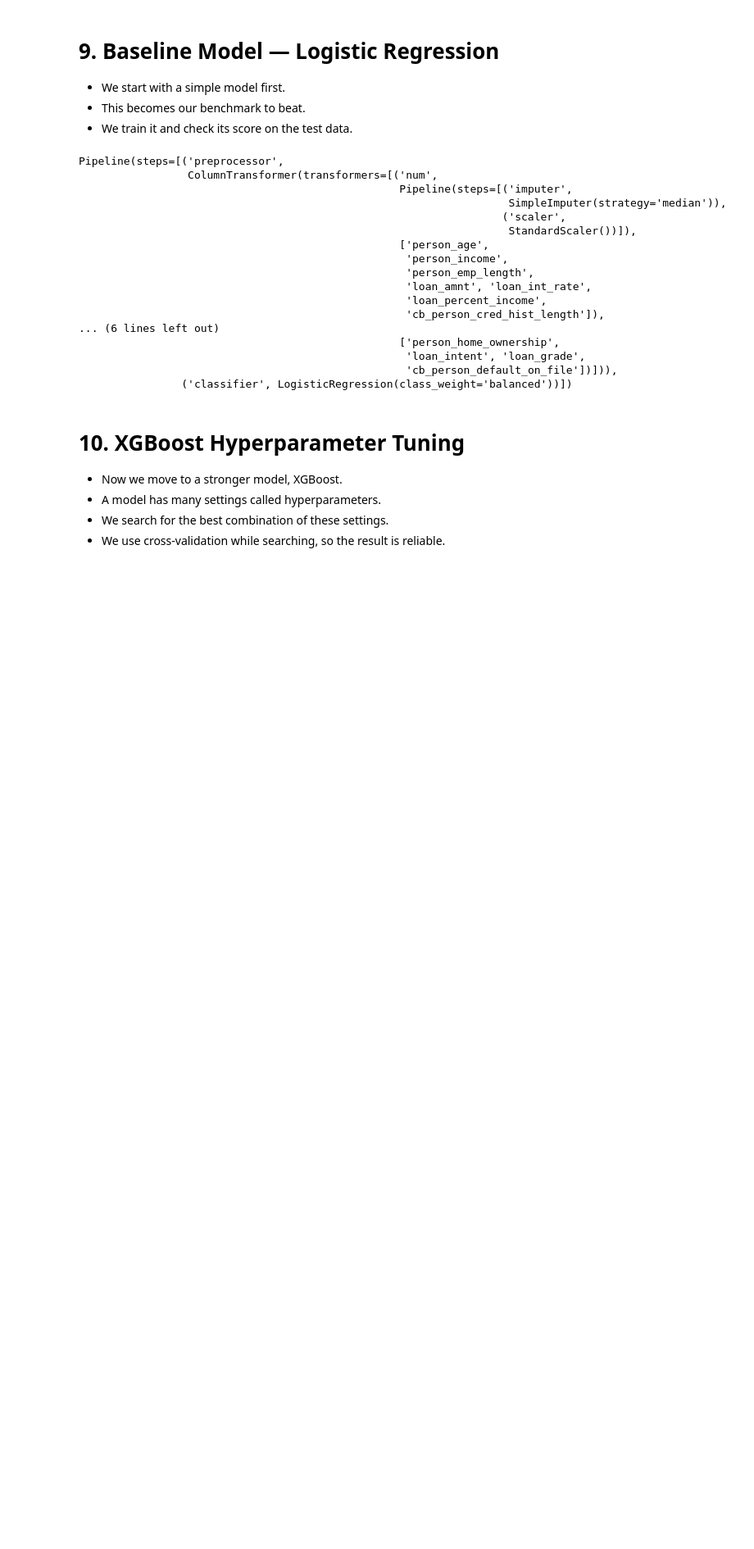
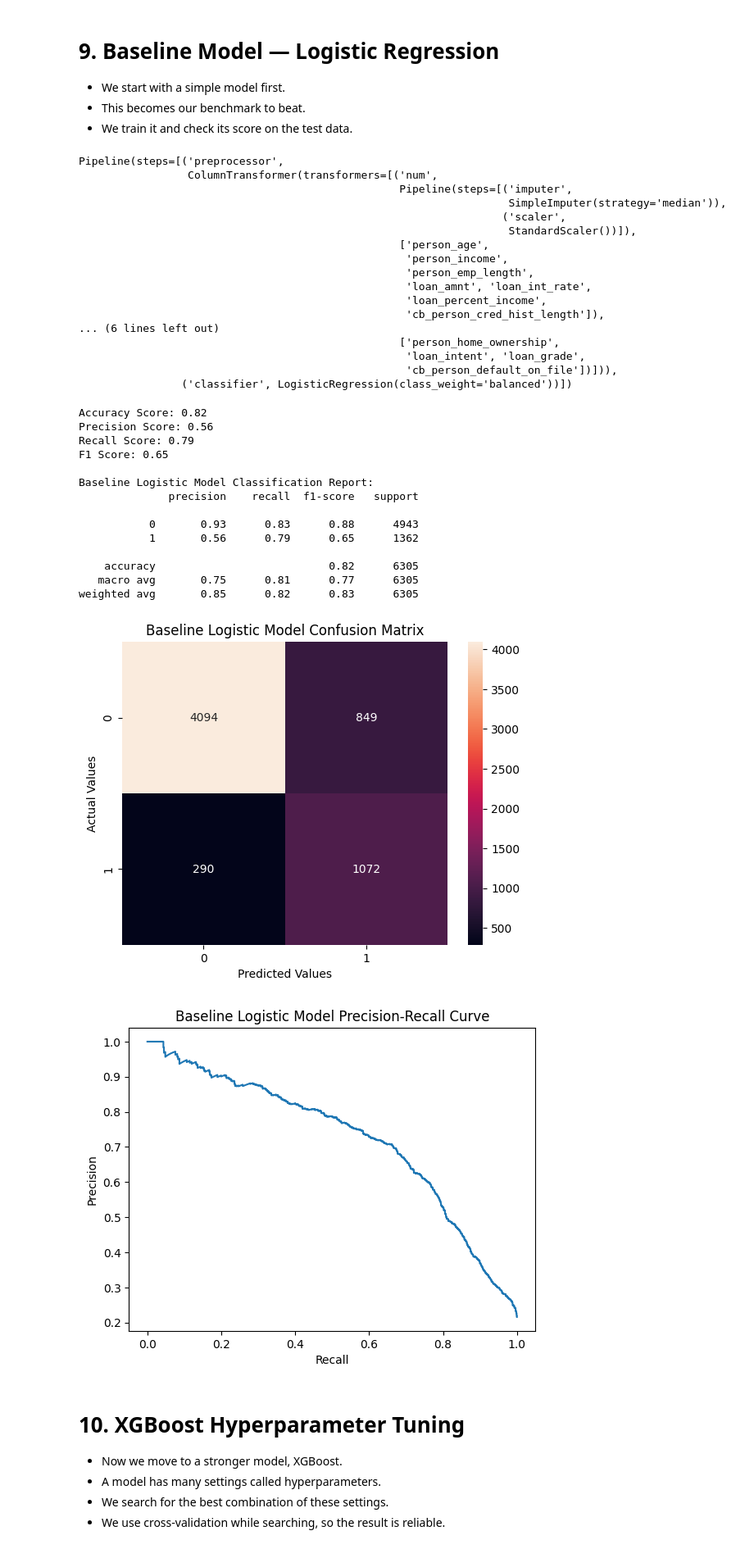
Before and after one commit to rudrascience/Credit_Risk_Analysis_and_Prediction, a Jupyter notebook: Credit_Risk_Assesment.ipynb, the cells around one changed output. Shown at 82% size. Saved outputs shown, nothing was run; the diff lists cells and outputs as text; code cells hidden in the pictures; blank space fills up the shorter version.

```diff
--- a/Credit_Risk_Assesment.ipynb
+++ b/Credit_Risk_Assesment.ipynb
@@ -337,18 +337,44 @@ preprocessor_xg = ColumnTransformer(
 # %%
 # We have to evaluate Logistic Model and XGBoost Model on the basis of their metrics
 
-from sklearn.metrics import accuracy_score, precision_score, recall_score, f1_score, confusion_matrix, precision_recall_curve
+from sklearn.metrics import accuracy_score, classification_report, precision_score, recall_score, f1_score, confusion_matrix, precision_recall_curve
 def evaluate_model(model_name, model, X_test, y_test):
-  y_pred = model.predict()
-  y_pred_prob = model.predict_proba()[:, 1]
+  y_pred = model.predict(X_test)
+  y_pred_prob = model.predict_proba(X_test)[:, 1]
 
-  # Metrices
-  accuracy_score = accuracy_score(y_test, y_pred)   # Overall Model's performance
-  precision_score = precision_score(y_test, y_pred) # Of the ones I picked, how many were picked?
-  recall_score = recall_score(y_test, y_pred)   # Out of everything that was really there, how much did you managed to find ?
-  f1_score = f1_score(y_test, y_pred)   # The harmonic mean of precision and recall ( the balance between them)
+  # Metrics
+  accuracy = accuracy_score(y_test, y_pred)   # Overall Model's performance
+  precision_s = precision_score(y_test, y_pred) # Of the ones I picked, how many were picked?
+  recall_s = recall_score(y_test, y_pred)   # Out of everything that was really there, how much did you managed to find ?
+  f1 = f1_score(y_test, y_pred)   # The harmonic mean of precision and recall ( the balance between them)
+
 
   # Confusion Matrix
+  cm = confusion_matrix(y_test, y_pred)
+  class_report = classification_report(y_test, y_pred)
+
+  print(f"Accuracy Score: {accuracy:.2f}")
+  print(f"Precision Score: {precision_s:.2f}")
+  print(f"Recall Score: {recall_s:.2f}")
+  print(f"F1 Score: {f1:.2f}")
+  print()
+  print(f"{model_name} Classification Report:")
+  print(class_report)
+
+  # Plotting Confusion matrix
+  sns.heatmap(cm, annot=True, fmt='g')
+  plt.xlabel('Predicted Values')
+  plt.ylabel('Actual Values')
+  plt.title(f"{model_name} Confusion Matrix")
+  plt.show()
+
+  # Plotting ROC_AUC curve
+  precisions, recalls, threshold = precision_recall_curve(y_test, y_pred_prob)
+  plt.plot(recalls, precisions)
+  plt.xlabel('Recall')
+  plt.ylabel('Precision')
+  plt.title(f"{model_name} Precision-Recall Curve")
+  plt.show()
 # %% [markdown]
 -- This is how we create a single fuction to show accuracy, precision, recall, F1 score in XGBoost and other models at once, and not required to recall them again and again
 # %% [markdown]
@@ -501,6 +527,24 @@ Pipeline(steps=[('preprocessor',
                 ('classifier', LogisticRegression(class_weight='balanced'))])
 # %%
 # Evaluate the Logistic Funcition
+evaluate_model("Baseline Logistic Model", baseline_model, X_test, y_test)
+# %% [output]
+Accuracy Score: 0.82
+Precision Score: 0.56
+Recall Score: 0.79
+F1 Score: 0.65
+
+Baseline Logistic Model Classification Report:
+              precision    recall  f1-score   support
+
+           0       0.93      0.83      0.88      4943
+           1       0.56      0.79      0.65      1362
+
+    accuracy                           0.82      6305
+   macro avg       0.75      0.81      0.77      6305
+weighted avg       0.85      0.82      0.83      6305
+[figure, added]
+[figure, added]
 # %% [markdown]
 # 10. XGBoost Hyperparameter Tuning
 
```
Also changed, not shown: parts of 1 cell of this notebook.
